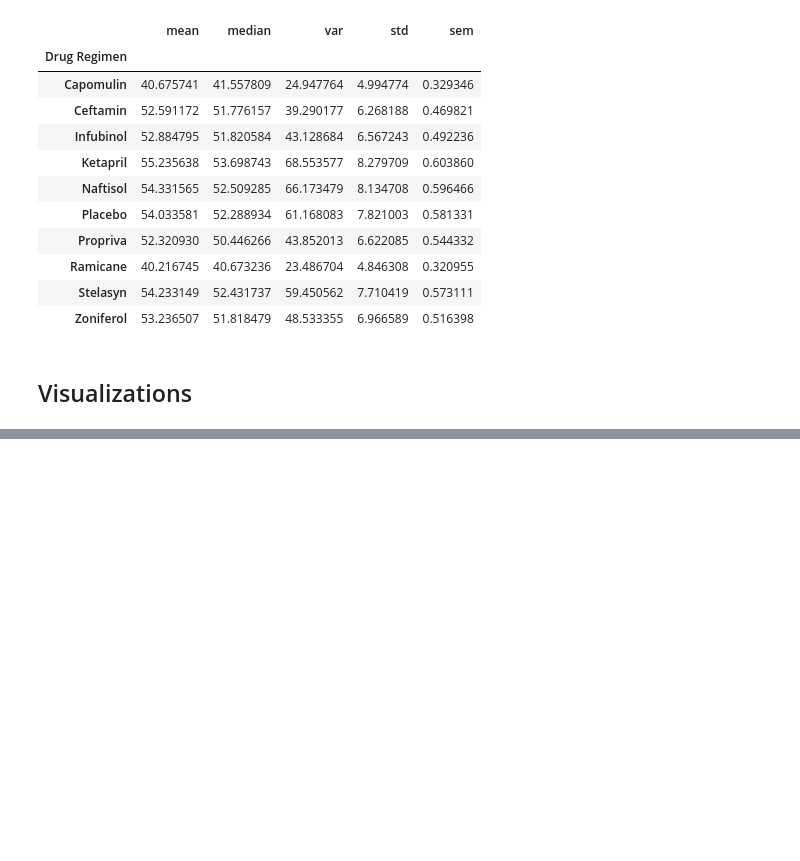
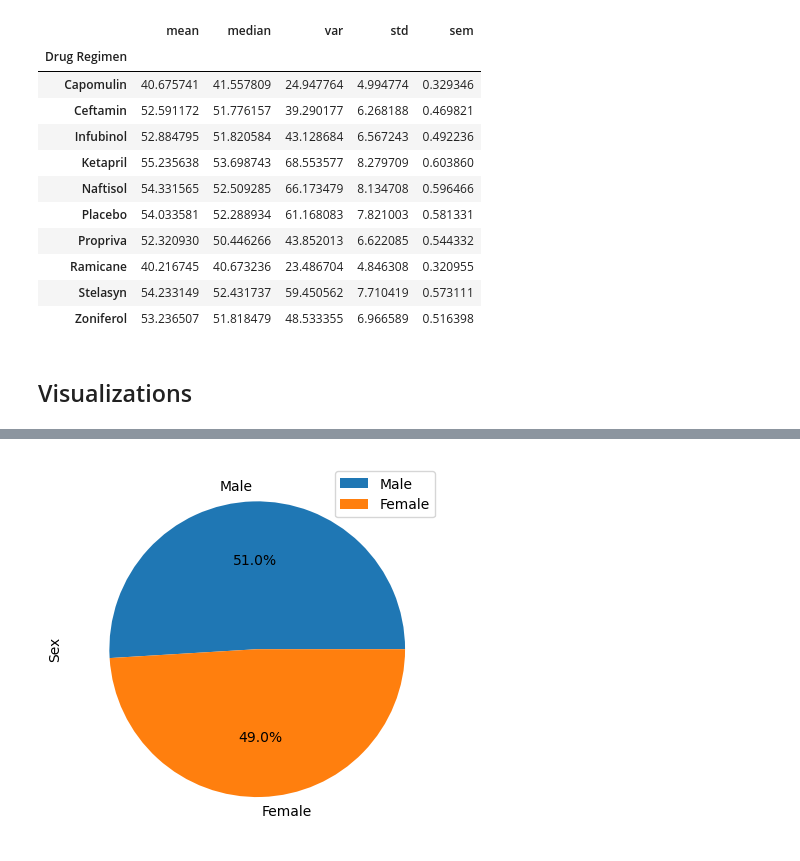
Before and after one commit to rbw9891/matplotlib_challenge, a Jupyter notebook: pymaceuticals_inc.ipynb, the cells around one changed output, grey strips where cells are left out. Saved outputs shown, nothing was run; the diff lists cells and outputs as text; code cells hidden in the pictures; blank space fills up the shorter version.

```diff
--- a/pymaceuticals_inc.ipynb
+++ b/pymaceuticals_inc.ipynb
@@ -180,0 +249,14 @@ tumor_stats_agg
+# %%
+# pie chart 2
+    # create a pie chart using matplotlib that shows the distribution of male vs female mic in the study
+
+labels = ["Male","Female"]
+counts = [958,922]
+
+fig1, ax1 = plt.subplots()
+ax1.pie(counts, labels=labels, autopct='%1.1f%%')
+plt.ylabel("Sex")
+plt.legend(labels)
+plt.show()
+# %% [output]
+[figure, added]
```
Also changed, not shown: parts of 7 cells of this notebook.
